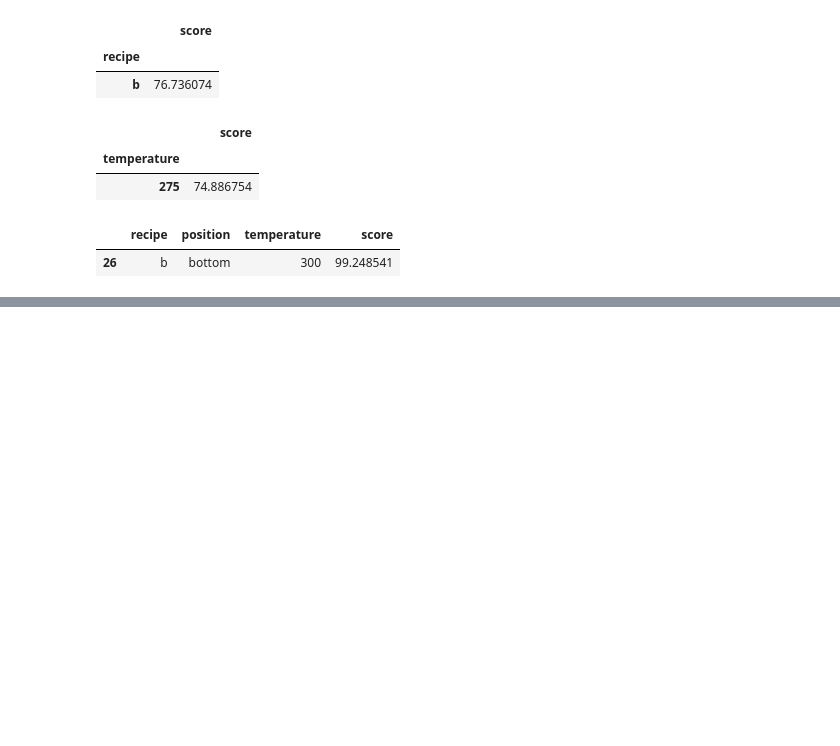
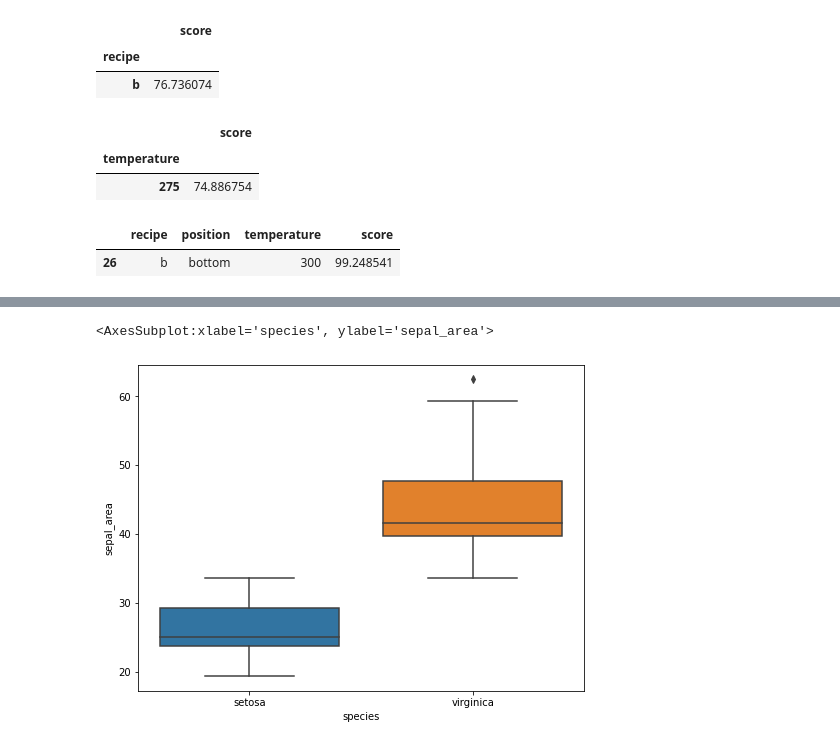
Before and after one commit to CurtisJohansen/classification-exercises, a Jupyter notebook: classification_exercises.ipynb, the cells around one changed output, grey strips where cells are left out. Drawn from its saved outputs; the diff is of its cells as text; code cells hidden in the pictures; blank space fills up the shorter version.

Commit message:
add chart

```diff
--- a/classification_exercises.ipynb
+++ b/classification_exercises.ipynb
@@ -1227,0 +1180,6 @@ sepal_length x petal_length
+# %%
+plt.figure(figsize=(8,6))
+sns.boxplot(x ='species' , y='sepal_area', data=train[train['species'] != 'versicolor'])
+# %% [output]
+<AxesSubplot:xlabel='species', ylabel='sepal_area'>
+[figure, added]
```
Also changed, not shown: parts of 112 cells of this notebook.
